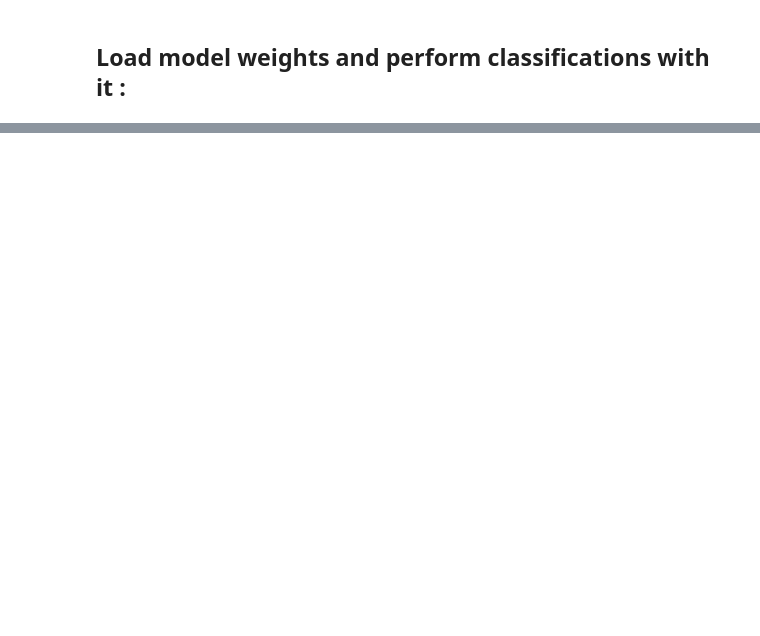
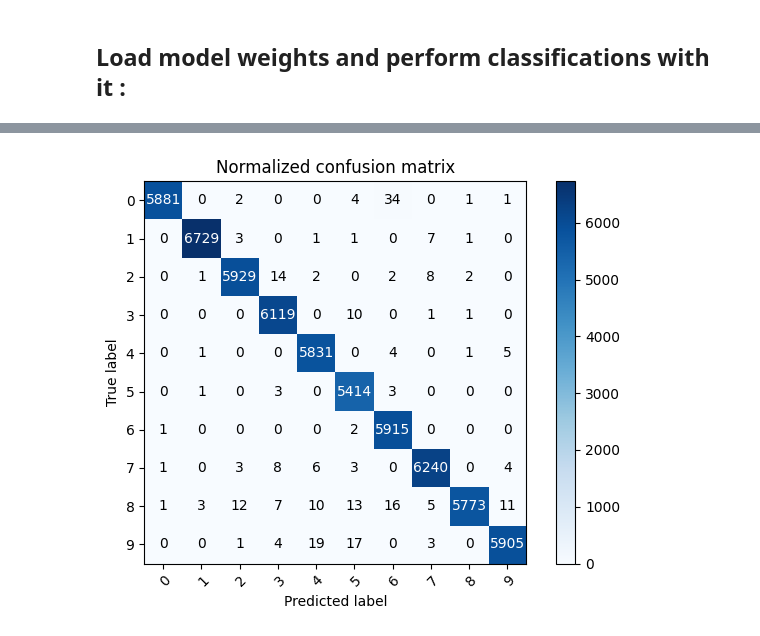
Before and after one commit to mouralisandra/DeepLearningLabs, a Jupyter notebook: CNN/TP3-CNN.ipynb, the cells around one changed output, grey strips where cells are left out. Drawn from its saved outputs; the diff is of its cells as text; code cells hidden in the pictures; blank space fills up the shorter version.

```diff
--- a/CNN/TP3-CNN.ipynb
+++ b/CNN/TP3-CNN.ipynb
@@ -119,11 +118,7 @@ def plot_confusion_matrix(y_true, y_pred, classes,
     fig.tight_layout()
     return ax
 # %%
-def predictModel(modelPath):
-    loaded_model = load_keras_model(modelPath)
-    (X_unseen, y_unseen), _, _ = get_data_mnist()
-    X_unseen = X_unseen.reshape(X_unseen.shape[0], 28, 28, 1).astype('float32') / 255
-    predictions = loaded_model.predict(X_unseen)
+def predictModel(predictions, y_unseen):
     y_pred = np.argmax(predictions, axis=1)
     y_true = np.argmax(y_unseen, axis=1)
     classes = np.array([0, 1, 2, 3, 4, 5, 6, 7, 8, 9])  # for MNIST
@@ -337,17 +344,2 @@ Model error rate : 90.71%
 # %% [markdown]
 ## Load model weights and perform classifications with it :
-# %%
-def load_keras_model(filename):
-    json_file = open(filename + ".json", 'r')
-    loaded_model_json = json_file.read()
-    json_file.close()
-    loaded_model = model_from_json(loaded_model_json)
-    loaded_model.load_weights(filename + ".h5")
-    return loaded_model
-
-loaded_model = load_keras_model("small_cnn.weights")
-
-(X_unseen, y_unseen), _, _ = get_data_mnist()
-X_unseen = X_unseen.reshape(X_unseen.shape[0], 28, 28, 1).astype('float32') / 255
-
-predictions = loaded_model.predict(X_unseen)
@@ -386,0 +346,5 @@ predictModel("large_cnn.weights")
+# %%
+(X_unseen, y_unseen), _, _ = get_data_minist()
+
+small_loaded_model = load_keras_model("small_model")
+small_predictions = small_loaded_model.predict(X_unseen)
@@ -386,0 +353,4 @@ predictModel("large_cnn.weights")
+# %%
+predictModel(small_predictions, y_unseen)
+# %% [output]
+[figure, added]
```
Also changed, not shown: parts of 25 cells of this notebook, 8 other files.
